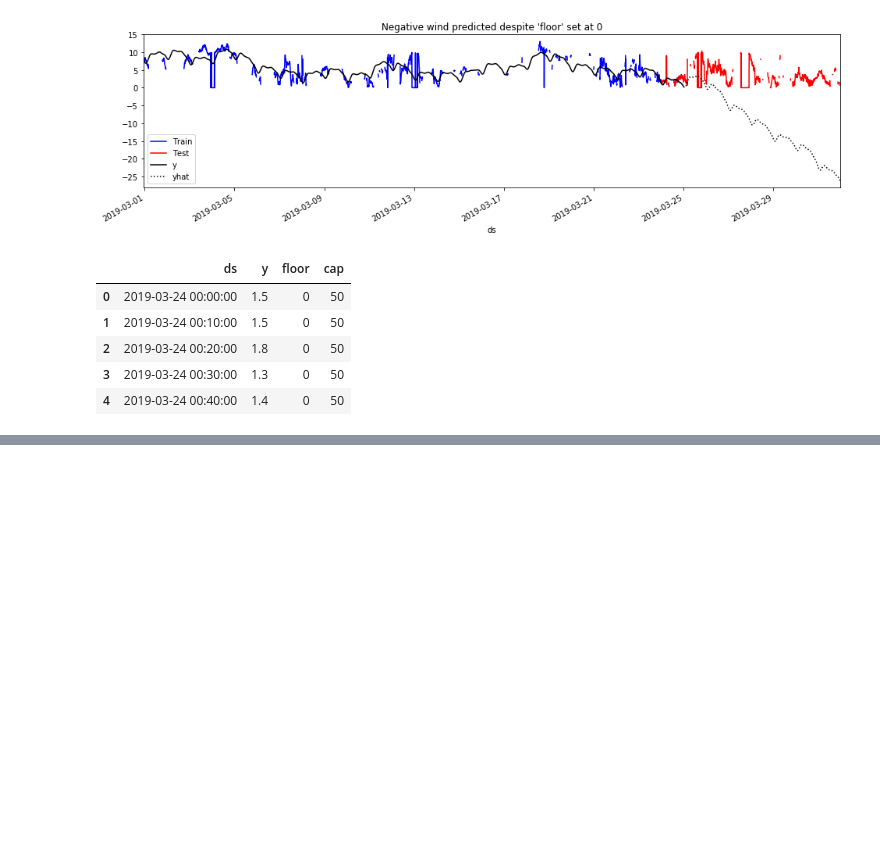
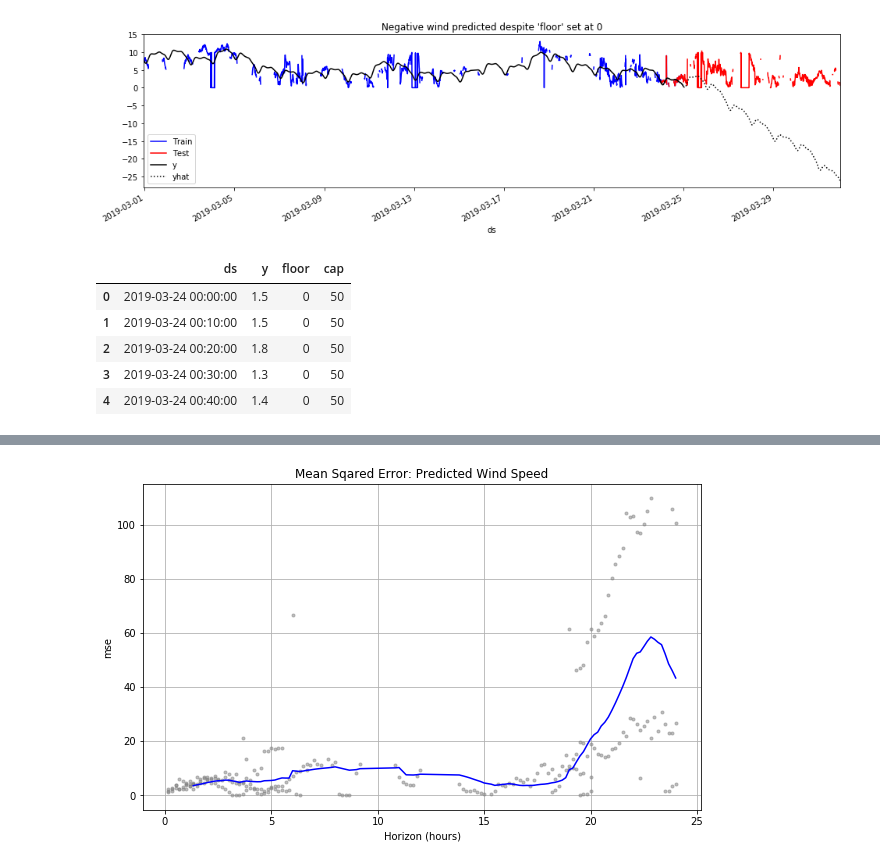
Before and after one commit to bloominstituteoftechnology/DS-Unit-2-Regression-1, a Jupyter notebook: Paul K evaluating_forecasts.ipynb, the cells around one changed output, grey strips where cells are left out. Cells and saved outputs as stored; diff of their text form; code cells hidden in the pictures; blank space fills up the shorter version.

```diff
--- a/Paul K evaluating_forecasts.ipynb
+++ b/Paul K evaluating_forecasts.ipynb
@@ -510,3 +510,7 @@ test.head()
 | 2 | 2019-03-24 00:20:00 | 1.8 | 0 | 50 |
 | 3 | 2019-03-24 00:30:00 | 1.3 | 0 | 50 |
 | 4 | 2019-03-24 00:40:00 | 1.4 | 0 | 50 |
+# %%
+wind_cv = cross_validation(wind_model, initial='5 days',
+                          horizon='1 days',
+                          period='5 days')
@@ -512,0 +529,5 @@ test.head()
+# %%
+fig = plot_cross_validation_metric(wind_cv, metric='mse')
+plt.title('Mean Sqared Error: Predicted Wind Speed');
+# %% [output]
+[figure, added]
```
Also changed, not shown: parts of 2 cells of this notebook.
